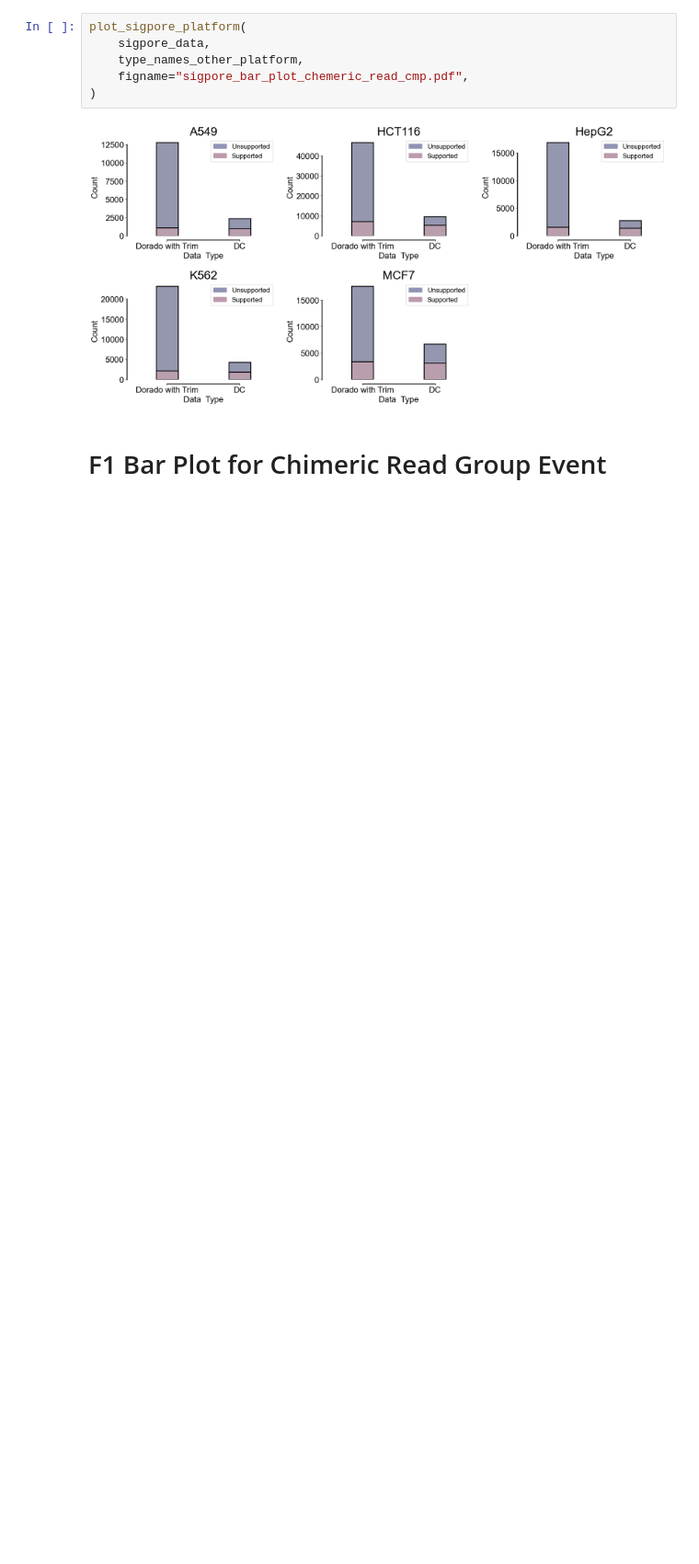
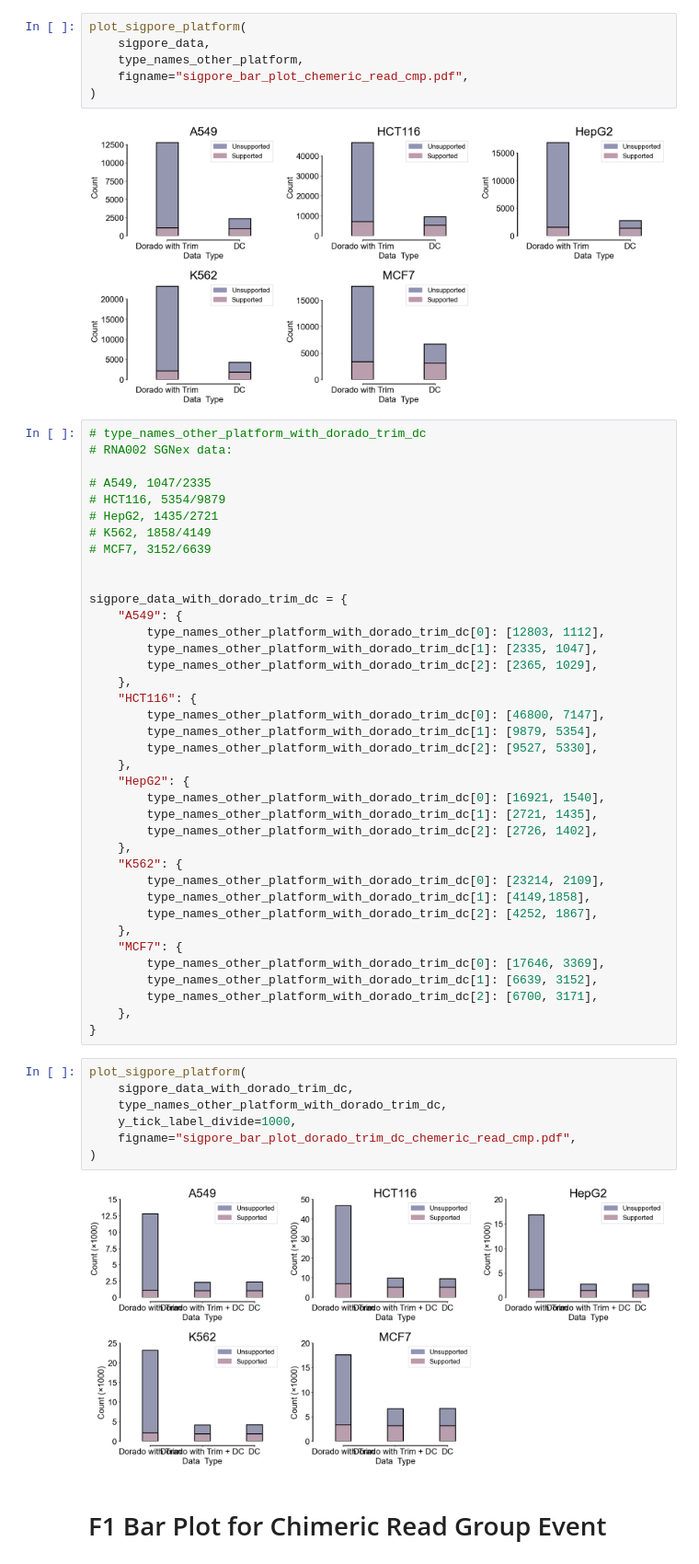
Before and after one commit to cauliyang/deepchopper-paper, a Jupyter notebook: figures/figures.ipynb, the cells around one changed output. Shown at 92% size. Saved outputs shown, nothing was run; the diff lists cells and outputs as text; blank space fills up the shorter version.

```diff
--- a/figures/figures.ipynb
+++ b/figures/figures.ipynb
@@ -770,6 +853,53 @@ plot_sigpore_platform(
 )
 # %% [output]
 [figure]
+# %%
+# type_names_other_platform_with_dorado_trim_dc
+# RNA002 SGNex data:
+
+# A549, 1047/2335
+# HCT116, 5354/9879
+# HepG2, 1435/2721
+# K562, 1858/4149
+# MCF7, 3152/6639
+
+
+sigpore_data_with_dorado_trim_dc = {
+    "A549": {
+        type_names_other_platform_with_dorado_trim_dc[0]: [12803, 1112],
+        type_names_other_platform_with_dorado_trim_dc[1]: [2335, 1047],
+        type_names_other_platform_with_dorado_trim_dc[2]: [2365, 1029],
+    },
+    "HCT116": {
+        type_names_other_platform_with_dorado_trim_dc[0]: [46800, 7147],
+        type_names_other_platform_with_dorado_trim_dc[1]: [9879, 5354],
+        type_names_other_platform_with_dorado_trim_dc[2]: [9527, 5330],
+    },
+    "HepG2": {
+        type_names_other_platform_with_dorado_trim_dc[0]: [16921, 1540],
+        type_names_other_platform_with_dorado_trim_dc[1]: [2721, 1435],
+        type_names_other_platform_with_dorado_trim_dc[2]: [2726, 1402],
+    },
+    "K562": {
+        type_names_other_platform_with_dorado_trim_dc[0]: [23214, 2109],
+        type_names_other_platform_with_dorado_trim_dc[1]: [4149,1858],
+        type_names_other_platform_with_dorado_trim_dc[2]: [4252, 1867],
+    },
+    "MCF7": {
+        type_names_other_platform_with_dorado_trim_dc[0]: [17646, 3369],
+        type_names_other_platform_with_dorado_trim_dc[1]: [6639, 3152],
+        type_names_other_platform_with_dorado_trim_dc[2]: [6700, 3171],
+    },
+}
+# %%
+plot_sigpore_platform(
+    sigpore_data_with_dorado_trim_dc,
+    type_names_other_platform_with_dorado_trim_dc,
+    y_tick_label_divide=1000,
+    figname="sigpore_bar_plot_dorado_trim_dc_chemeric_read_cmp.pdf",
+)
+# %% [output]
+[figure, added]
 # %% [markdown]
 # F1 Bar Plot for Chimeric Read Group Event
 # %%
```
Also changed, not shown: parts of 13 cells of this notebook, 1 other file.
